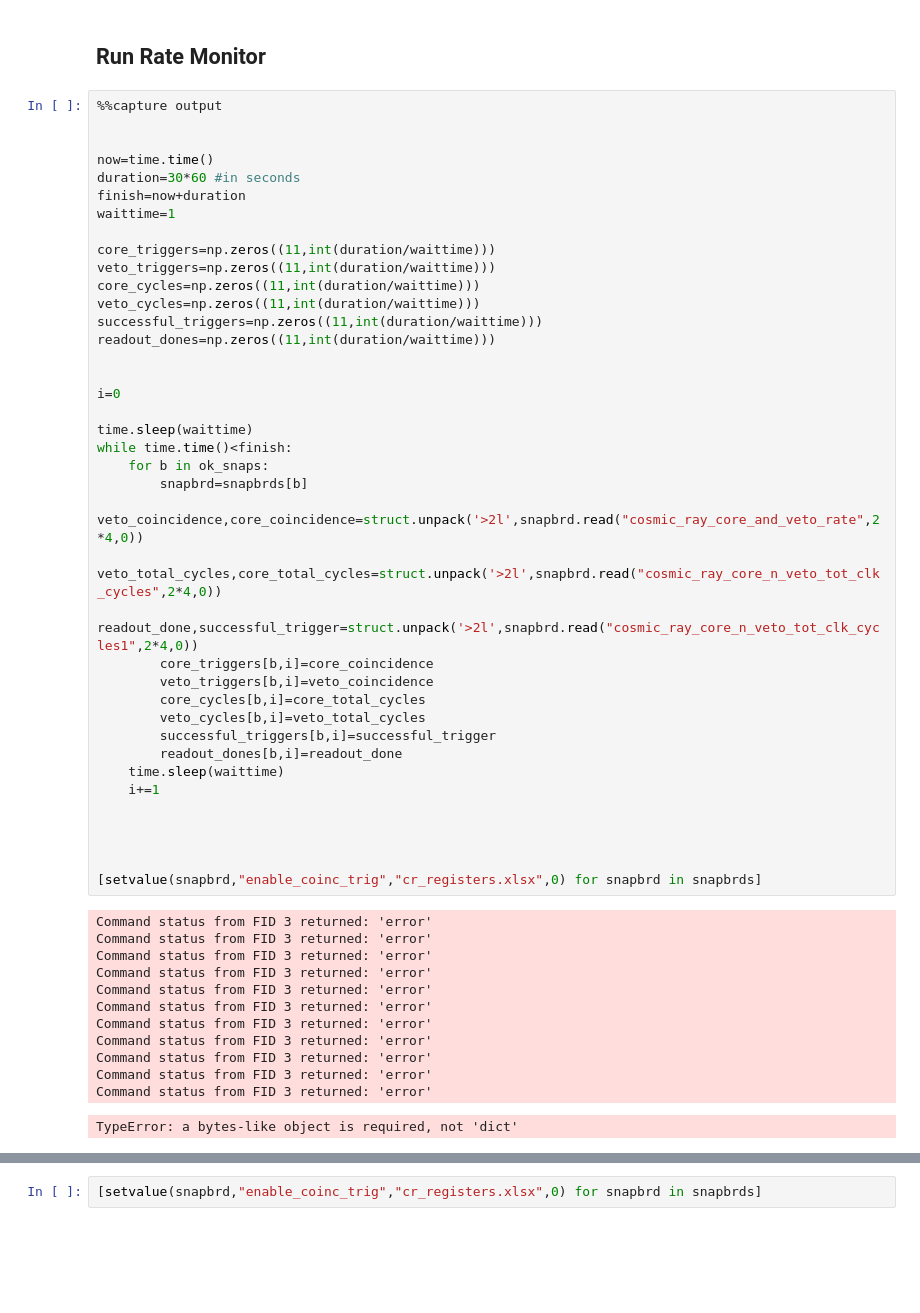
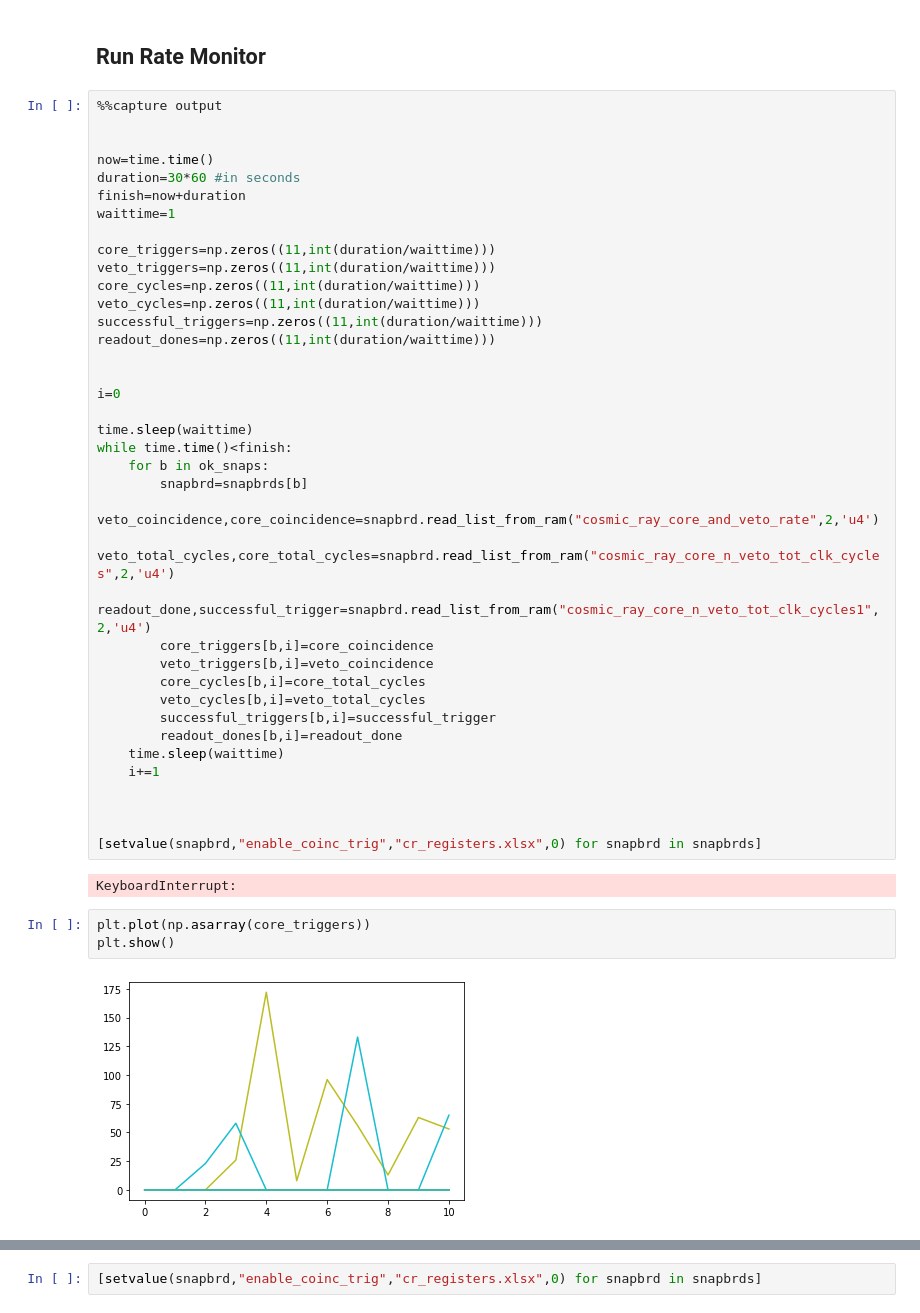
Before and after one commit to realtimeradio/caltech-lwa, a Jupyter notebook: cosmic_ray_scripts/snap2_control/run_cosmic_ray_detector.ipynb, the cells around one changed output, grey strips where cells are left out. Cells and saved outputs as stored; diff of their text form; blank space fills up the shorter version.

```diff
--- a/cosmic_ray_scripts/snap2_control/run_cosmic_ray_detector.ipynb
+++ b/cosmic_ray_scripts/snap2_control/run_cosmic_ray_detector.ipynb
@@ -164,9 +164,9 @@ time.sleep(waittime)
 while time.time()<finish:
     for b in ok_snaps:
         snapbrd=snapbrds[b]
-        veto_coincidence,core_coincidence=struct.unpack('>2l',snapbrd.read("cosmic_ray_core_and_veto_rate",2*4,0))
-        veto_total_cycles,core_total_cycles=struct.unpack('>2l',snapbrd.read("cosmic_ray_core_n_veto_tot_clk_cycles",2*4,0))
-        readout_done,successful_trigger=struct.unpack('>2l',snapbrd.read("cosmic_ray_core_n_veto_tot_clk_cycles1",2*4,0))
+        veto_coincidence,core_coincidence=snapbrd.read_list_from_ram("cosmic_ray_core_and_veto_rate",2,'u4')
+        veto_total_cycles,core_total_cycles=snapbrd.read_list_from_ram("cosmic_ray_core_n_veto_tot_clk_cycles",2,'u4')
+        readout_done,successful_trigger=snapbrd.read_list_from_ram("cosmic_ray_core_n_veto_tot_clk_cycles1",2,'u4')
         core_triggers[b,i]=core_coincidence
         veto_triggers[b,i]=veto_coincidence
         core_cycles[b,i]=core_total_cycles
@@ -178,20 +178,13 @@ while time.time()<finish:
 
 
 
-
 [setvalue(snapbrd,"enable_coinc_trig","cr_registers.xlsx",0) for snapbrd in snapbrds]
 # %% [output]
-Command status from FID 3 returned: 'error'
-Command status from FID 3 returned: 'error'
-Command status from FID 3 returned: 'error'
-Command status from FID 3 returned: 'error'
-Command status from FID 3 returned: 'error'
-Command status from FID 3 returned: 'error'
-Command status from FID 3 returned: 'error'
-Command status from FID 3 returned: 'error'
-Command status from FID 3 returned: 'error'
-Command status from FID 3 returned: 'error'
-Command status from FID 3 returned: 'error'
+KeyboardInterrupt:
-TypeError: a bytes-like object is required, not 'dict'
+# %%
+plt.plot(np.asarray(core_triggers))
+plt.show()
+# %% [output]
+[figure, added]
 # %%
 output.show()
```
Also changed, not shown: parts of 28 cells of this notebook, 1 other file.
